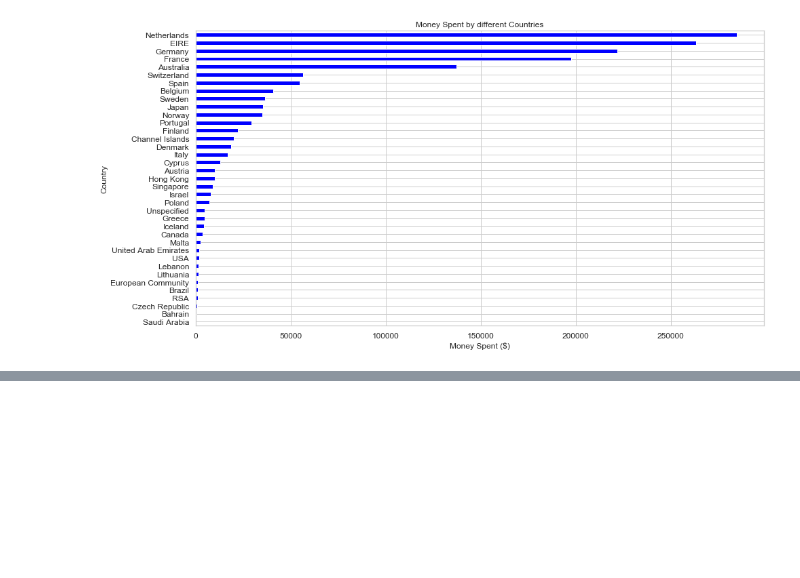
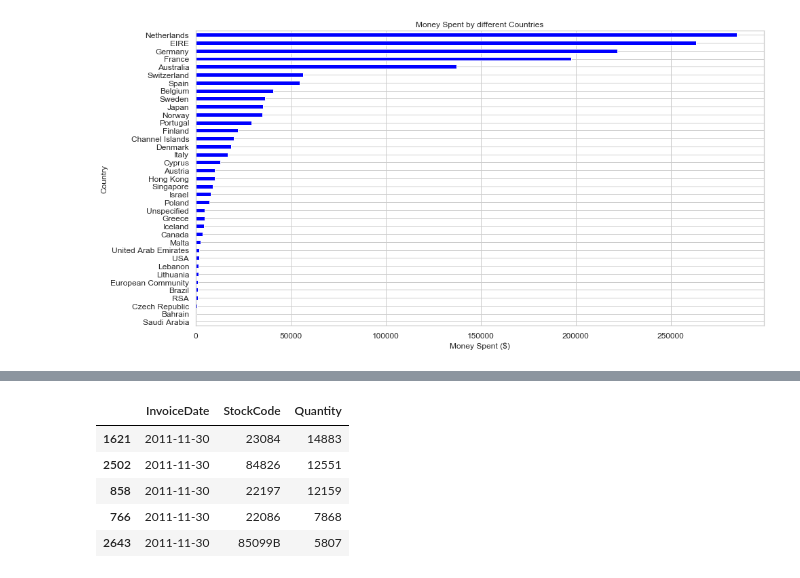
Before and after one commit to Zielzor/RetailDataAnalysis, a Jupyter notebook: Products Sales Analysis.ipynb, the cells around one changed output, grey strips where cells are left out. Saved outputs shown, nothing was run; the diff lists cells and outputs as text; code cells hidden in the pictures; blank space fills up the shorter version.

```diff
--- a/Products Sales Analysis.ipynb
+++ b/Products Sales Analysis.ipynb
@@ -356,0 +376,11 @@ plt.show()
+# %%
+#Instead of method chaining it could be done but overwriting the newly created DF.
+last_months_ranking_of_items = items_df.loc['2011-11-30'].reset_index().sort_values(by = 'Quantity', ascending=False)
+last_months_ranking_of_items.head()
+# %% [output]
+|  | InvoiceDate | StockCode | Quantity |
+| 1621 | 2011-11-30 | 23084 | 14883 |
+| 2502 | 2011-11-30 | 84826 | 12551 |
+| 858 | 2011-11-30 | 22197 | 12159 |
+| 766 | 2011-11-30 | 22086 | 7868 |
+| 2643 | 2011-11-30 | 85099B | 5807 |
```
Also changed, not shown: parts of 6 cells of this notebook.
